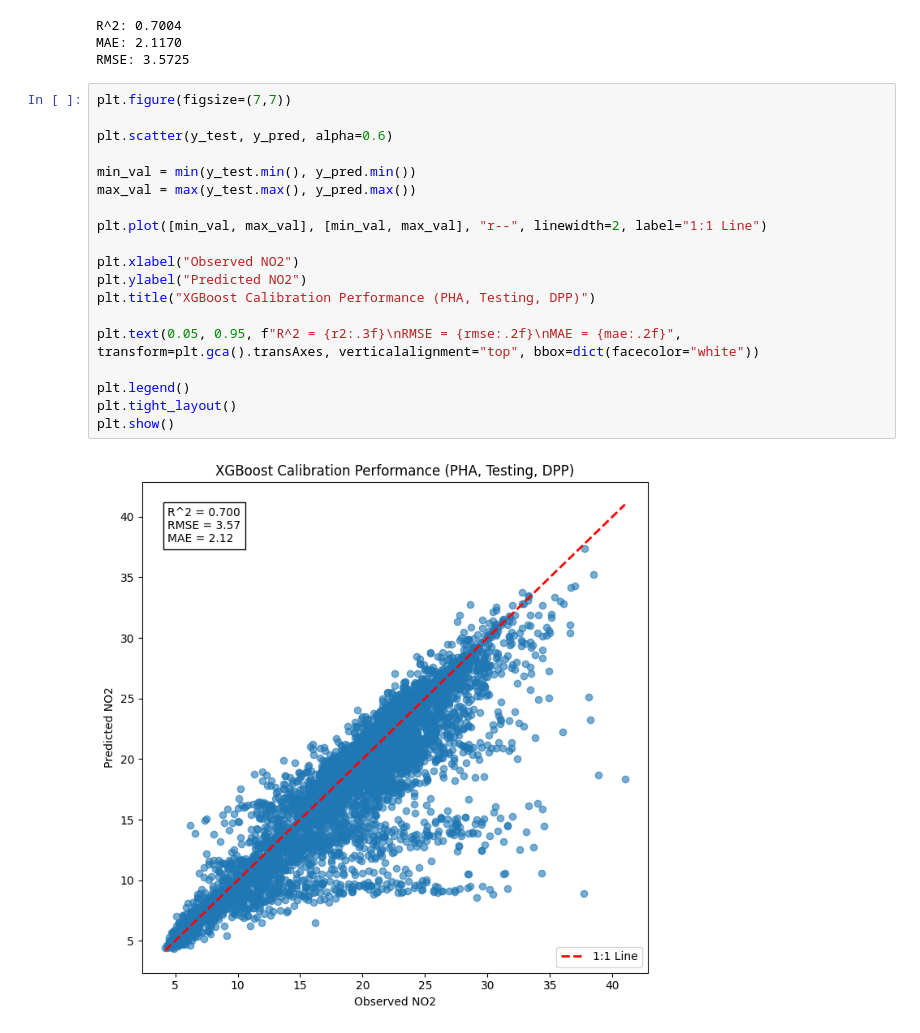
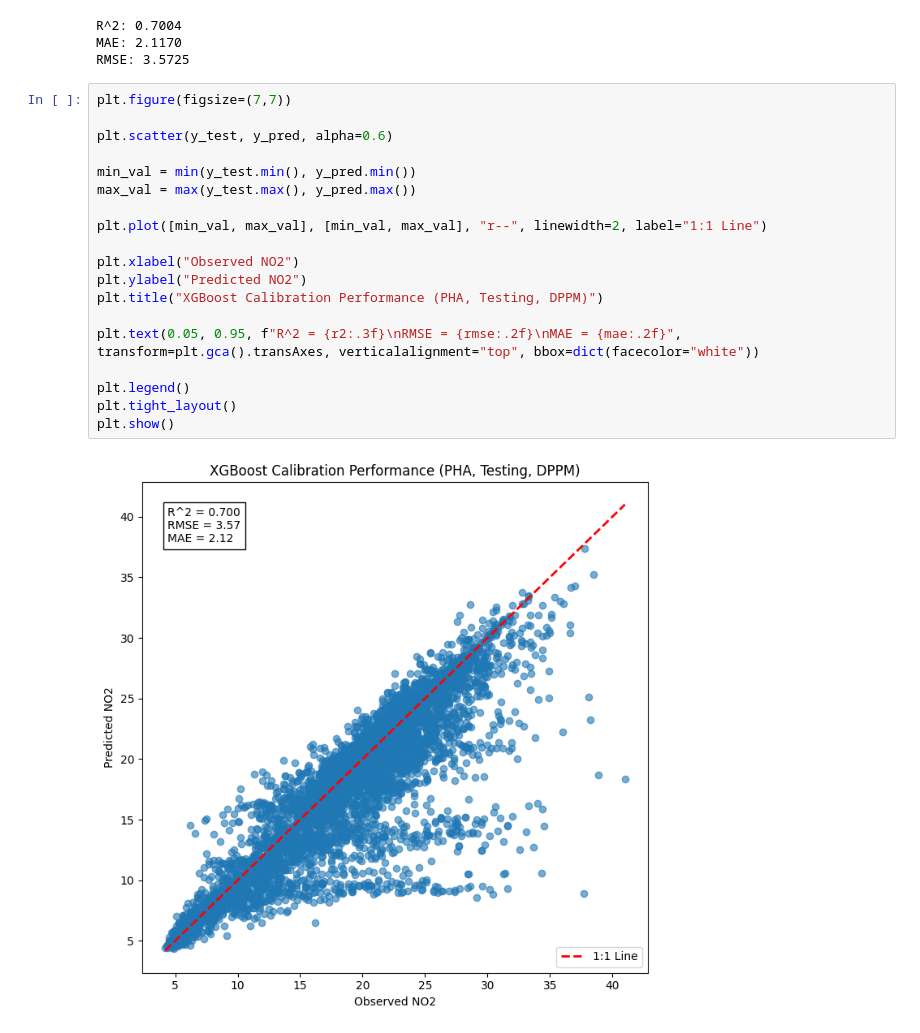
Before and after one commit to jacklardner/no2-o3-calibration, a Jupyter notebook: no2 dppm models.ipynb, the cells around one changed output. Cells and saved outputs as stored; diff of their text form.

```diff
--- a/no2 dppm models.ipynb
+++ b/no2 dppm models.ipynb
@@ -700,24 +700,24 @@ RMSE: 3.5725
 # %%
 plt.figure(figsize=(7,7))
 
 plt.scatter(y_test, y_pred, alpha=0.6)
 
 min_val = min(y_test.min(), y_pred.min())
 max_val = max(y_test.max(), y_pred.max())
 
 plt.plot([min_val, max_val], [min_val, max_val], "r--", linewidth=2, label="1:1 Line")
 
 plt.xlabel("Observed NO2")
 plt.ylabel("Predicted NO2")
-plt.title("XGBoost Calibration Performance (PHA, Testing, DPP)")
+plt.title("XGBoost Calibration Performance (PHA, Testing, DPPM)")
 
 plt.text(0.05, 0.95, f"R^2 = {r2:.3f}\nRMSE = {rmse:.2f}\nMAE = {mae:.2f}", transform=plt.gca().transAxes, verticalalignment="top", bbox=dict(facecolor="white"))
 
 plt.legend()
 plt.tight_layout()
 plt.show()
 # %% [output]
-[figure, old version]
+[figure, new version]
 # %%
 importance = pd.DataFrame({"feature": X_train.columns,"importance": model.feature_importances_})
 
```
Also changed, not shown: parts of 4 cells of this notebook, 2 other files.
